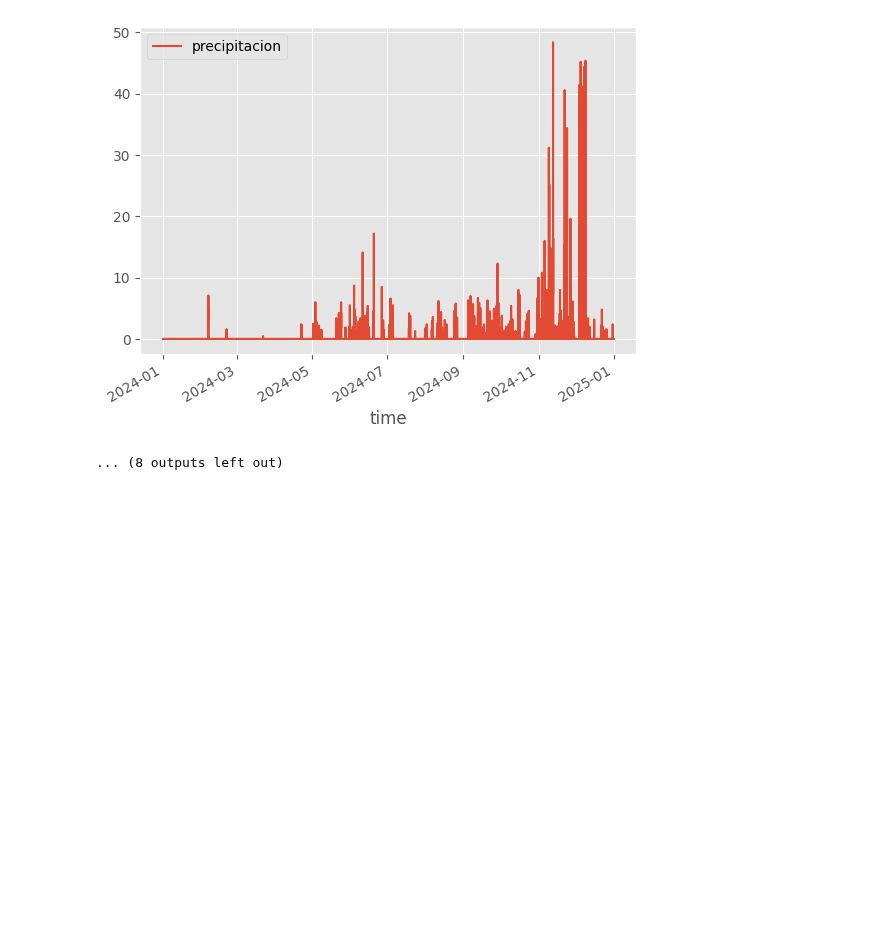
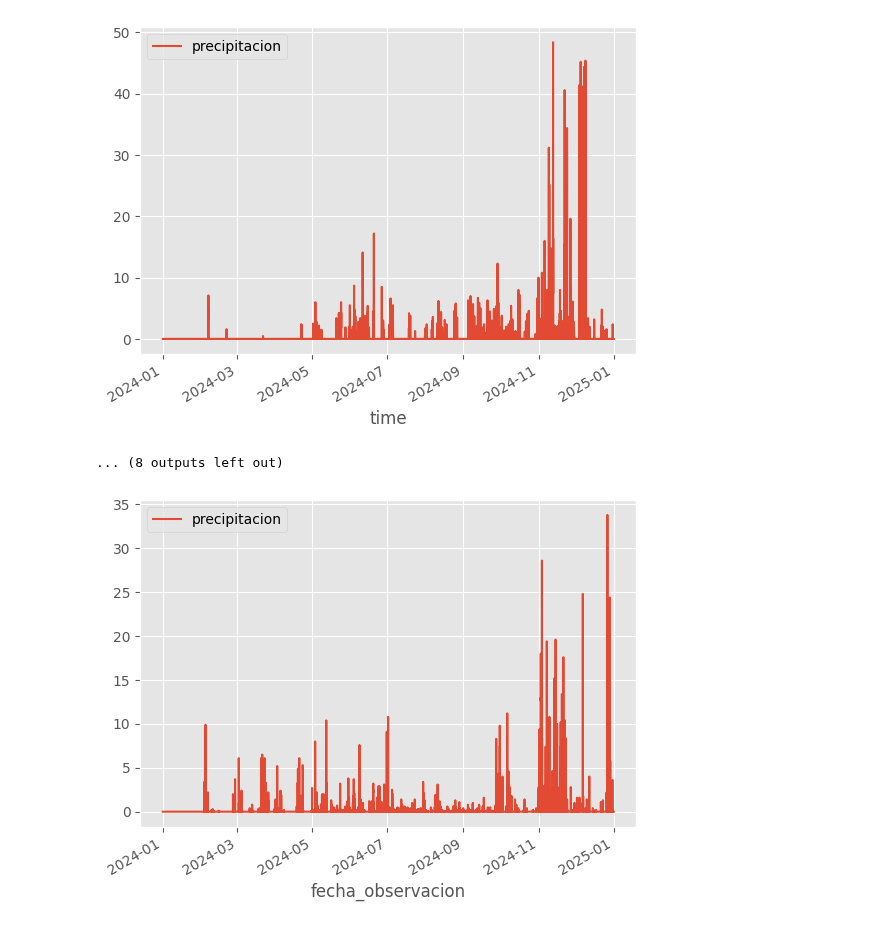
Before and after one commit to Jonkkeyler333/preciCol, a Jupyter notebook: notebooks/EDA.ipynb, the cells around one changed output. Cells and saved outputs as stored; diff of their text form; code cells hidden in the pictures; blank space fills up the shorter version.

```diff
--- a/notebooks/EDA.ipynb
+++ b/notebooks/EDA.ipynb
@@ -118,10 +118,12 @@ for city in CITIES:
 # %%
 ## Tener cuidado con sogamoso
 path_sogamoso=f'./drive/MyDrive/data_project/enriched/SOGAMOSO'
 df_original=spark.read.parquet(path_sogamoso)
 df_pd=df_original.toPandas()
-df_pd.set_index('time',inplace=True)
+df_pd.set_index('fecha_observacion',inplace=True)
 df_pd.plot(y='precipitacion')
 plt.show()
 del df_pd
 del df_original
+# %% [output]
+[figure, added]
```
